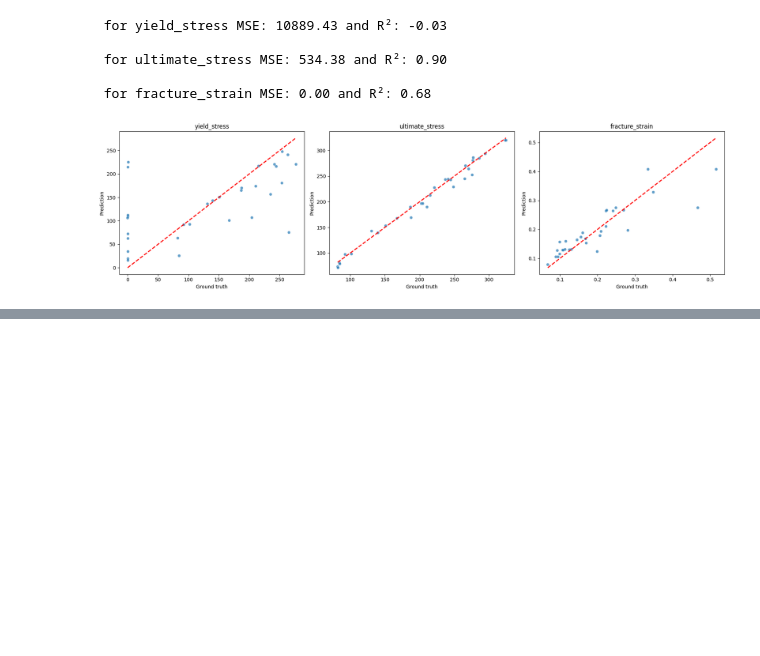
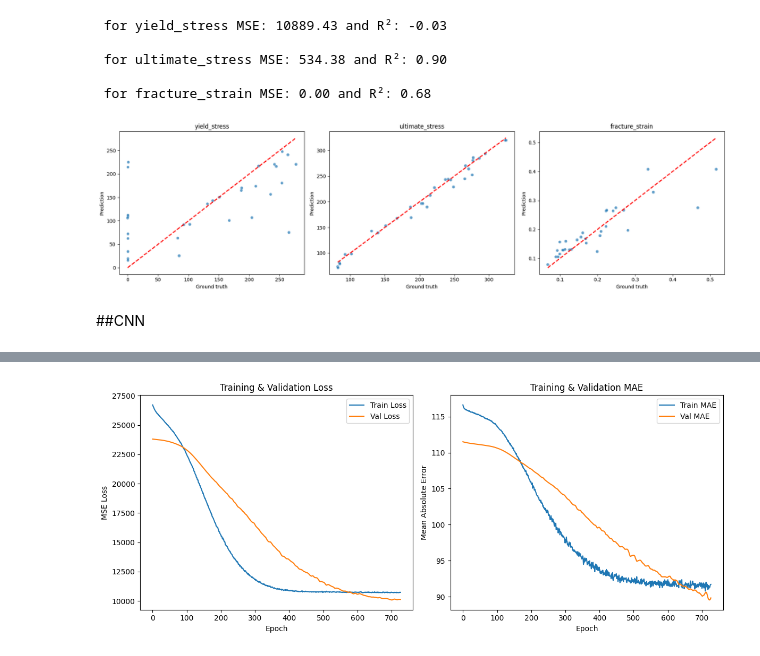
Before and after one commit to MajedeR/mechanical-stress-prediction, a Jupyter notebook: stress_prediction_6061.ipynb, the cells around one changed output, grey strips where cells are left out. Drawn from its saved outputs; the diff is of its cells as text; code cells hidden in the pictures; blank space fills up the shorter version.

```diff
--- a/stress_prediction_6061.ipynb
+++ b/stress_prediction_6061.ipynb
@@ -370,3 +375,78 @@ plt.tight_layout()
 plt.show()
 # %% [output]
 [figure]
+# %% [markdown]
+##CNN
+# %%
+# Create model
+model = Sequential([
+    Dense(512, input_shape=(X_train_scaled.shape[1],)),
+    LeakyReLU(alpha=0.01),
+    BatchNormalization(),
+    Dropout(0.1),
+
+    Dense(256),
+    LeakyReLU(alpha=0.01),
+    BatchNormalization(),
+    Dropout(0.1),
+
+    Dense(128),
+    LeakyReLU(alpha=0.01),
+    BatchNormalization(),
+    Dropout(0.1),
+
+    Dense(64),
+    LeakyReLU(alpha=0.01),
+
+    Dense(1)
+])
+
+
+model.compile(
+    optimizer=Adam(learning_rate=0.0004),
+    loss='mse',
+    metrics=['mae']
+)
+
+
+early_stop = EarlyStopping(
+    monitor='val_loss',
+    patience=25,
+    restore_best_weights=True,
+    verbose=1
+)
+
+# Train model
+history = model.fit(
+    X_train_scaled, y_train,
+    validation_split=0.2,
+    epochs=1000,
+    batch_size=128,
+    callbacks=[early_stop],
+    verbose=1
+)
+
+# Plot results
+plt.figure(figsize=(12, 5))
+
+# Loss
+plt.subplot(1, 2, 1)
+plt.plot(history.history['loss'], label='Train Loss')
+plt.plot(history.history['val_loss'], label='Val Loss')
+plt.xlabel('Epoch')
+plt.ylabel('MSE Loss')
+plt.title('Training & Validation Loss')
+plt.legend()
+
+# MAE
+plt.subplot(1, 2, 2)
+plt.plot(history.history['mae'], label='Train MAE')
+plt.plot(history.history['val_mae'], label='Val MAE')
+plt.xlabel('Epoch')
+plt.ylabel('Mean Absolute Error')
+plt.title('Training & Validation MAE')
+plt.legend()
+
+plt.tight_layout()
+plt.show()
+# %% [output]
@@ -372,0 +470 @@ plt.show()
+[figure, added]
```
Also changed, not shown: parts of 3 cells of this notebook.
